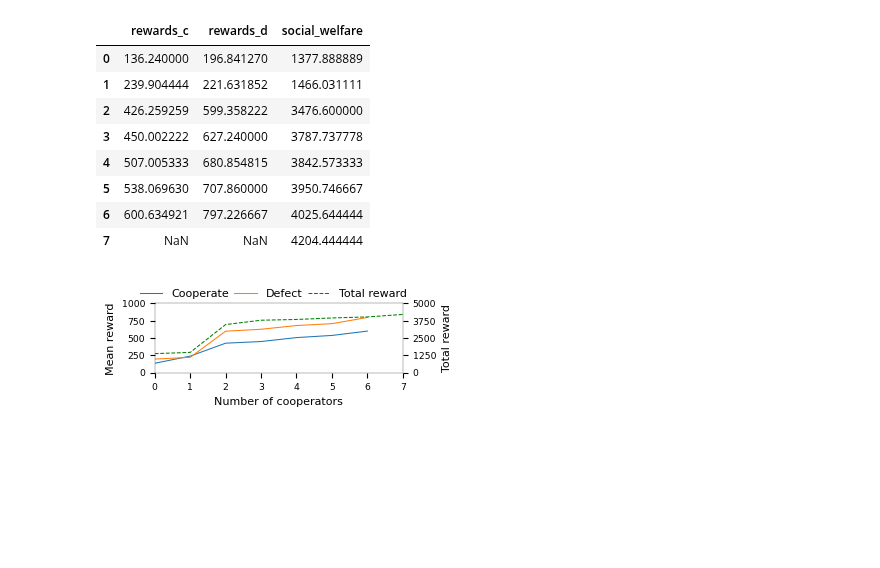
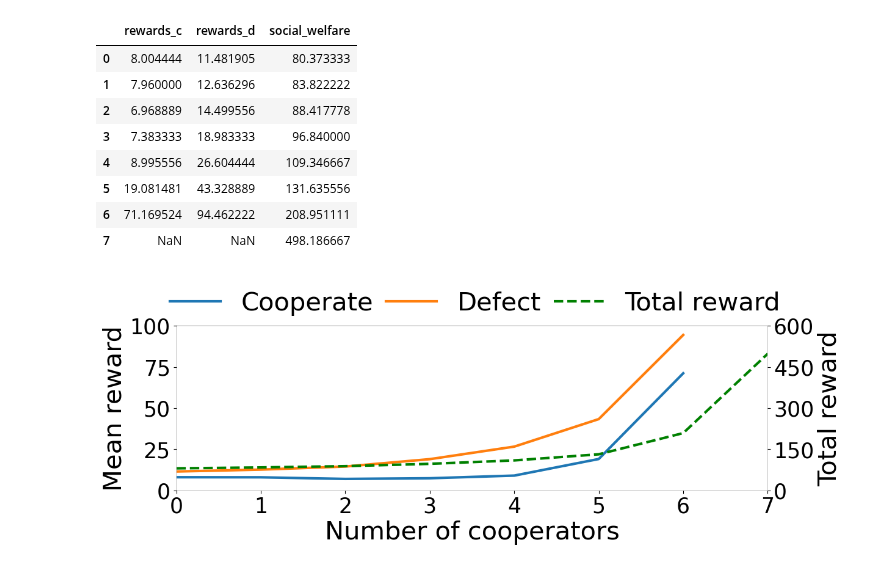
Before and after one commit to willis-richard/meltingpot, a Jupyter notebook: data/plot_schelling.ipynb, the cells around one changed output. Drawn from its saved outputs; the diff is of its cells as text; code cells hidden in the pictures; blank space fills up the shorter version.

Commit message:
Revert colours, for video creation, updates to plotting

```diff
--- a/data/plot_schelling.ipynb
+++ b/data/plot_schelling.ipynb
@@ -30,10 +30,12 @@ clean = {
     'ylim_r': 5000,
 }
 
-FIGSIZE=(3.2, 0.9)  # for paper
+# FIGSIZE=(3.2, 0.9)  # for paper
 # FIGSIZE=(5, 1.2)  # for LNCS paper
 # FIGSIZE=(10, 4)  # for viewing
-SIZE=8
+FIGSIZE=(12.5, 3.5)  # for poster
+SIZE=30
+LW=3
 plt.rcParams.update({
    'font.size': SIZE,
    'axes.titlesize': 'medium',
@@ -44,7 +46,7 @@ plt.rcParams.update({
    'axes.linewidth': 0.1
 })
 # %%
-env = clean
+env = harvest
 
 FILES = [f'n_c_{i}.json' for i in range(env['n'] + 1)]
 rewards_c = []
@@ -62,41 +64,41 @@ df['rewards_c'] = np.roll(df['rewards_c'], -1)
 df
 # %% [output]
 |  | rewards_c | rewards_d | social_welfare |
-| 0 | 136.240000 | 196.841270 | 1377.888889 |
-| 1 | 239.904444 | 221.631852 | 1466.031111 |
-| 2 | 426.259259 | 599.358222 | 3476.600000 |
-| 3 | 450.002222 | 627.240000 | 3787.737778 |
-| 4 | 507.005333 | 680.854815 | 3842.573333 |
-| 5 | 538.069630 | 707.860000 | 3950.746667 |
-| 6 | 600.634921 | 797.226667 | 4025.644444 |
-| 7 | NaN | NaN | 4204.444444 |
+| 0 | 8.004444 | 11.481905 | 80.373333 |
+| 1 | 7.960000 | 12.636296 | 83.822222 |
+| 2 | 6.968889 | 14.499556 | 88.417778 |
+| 3 | 7.383333 | 18.983333 | 96.840000 |
+| 4 | 8.995556 | 26.604444 | 109.346667 |
+| 5 | 19.081481 | 43.328889 | 131.635556 |
+| 6 | 71.169524 | 94.462222 | 208.951111 |
+| 7 | NaN | NaN | 498.186667 |
 # %%
 # plot SW on RHS
 fig, ax = plt.subplots(figsize=FIGSIZE, facecolor='white')
-df.plot(y='rewards_c', ax=ax, label= 'rewards_c', lw=0.75)
-df.plot(y='rewards_d', ax=ax, label= 'rewards_d', lw=0.75)
+df.plot(y='rewards_c', ax=ax, label= 'rewards_c', lw=LW)
+df.plot(y='rewards_d', ax=ax, label= 'rewards_d', lw=LW)
 
 ylim = env['ylim']
 ax.set_xlabel('Number of cooperators')
 ax.set_ylabel('Mean reward')
 ax.set_ylim(0, ylim)
 ax.set_xlim(0, env['n'])
 ax.set_yticks(np.arange(0, ylim + 1, ylim / 4))
 
 ax2 = ax.twinx()
-df.plot(y='social_welfare', ax=ax2, label= 'Total reward', lw=0.75, linestyle='--', color='green')
+df.plot(y='social_welfare', ax=ax2, label= 'Total reward', lw=LW, linestyle='--', color='green')
 
 ylim_r = env['ylim_r']
 ax2.set_ylim(0, ylim_r)
 ax2.set_yticks(np.arange(0, ylim_r + 1, ylim_r / 4))
 ax2.set_ylabel('Total reward')
 
 lines1, labels1 = ax.get_legend_handles_labels()
 lines2, labels2 = ax2.get_legend_handles_labels()
-ax.legend(lines1 + lines2, ['Cooperate', 'Defect'] + ['Total reward'], bbox_to_anchor=(-0.1, 1.35), loc='upper left', ncol=3, frameon=False, columnspacing=0.5)
+ax.legend(lines1 + lines2, ['Cooperate', 'Defect'] + ['Total reward'], bbox_to_anchor=(-0.05, 1.35), loc='upper left', ncol=3, frameon=False, columnspacing=0.5)
 ax2.get_legend().remove()
 
 name = f'schelling_{env["name"]}'
 fig.savefig(f'{name}.svg', format='svg', bbox_inches='tight')
 # %% [output]
-[figure, old version]
+[figure, new version]
```
Also changed, not shown: 3 other files.
